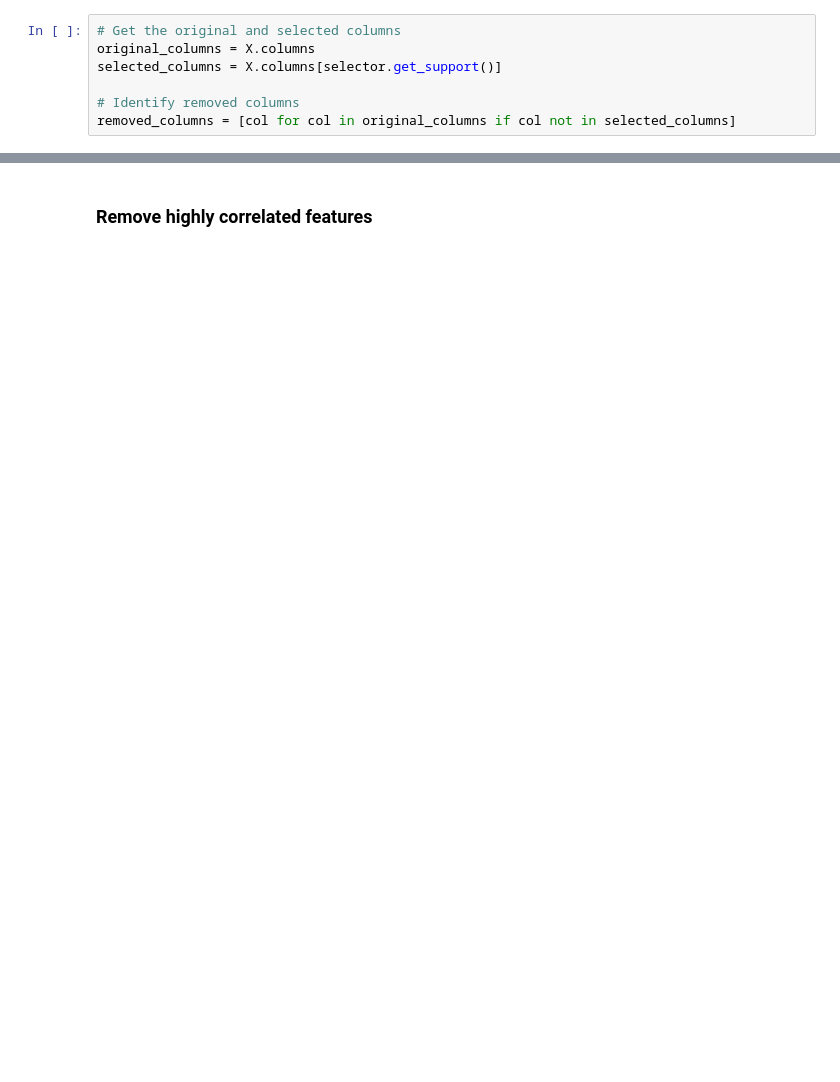
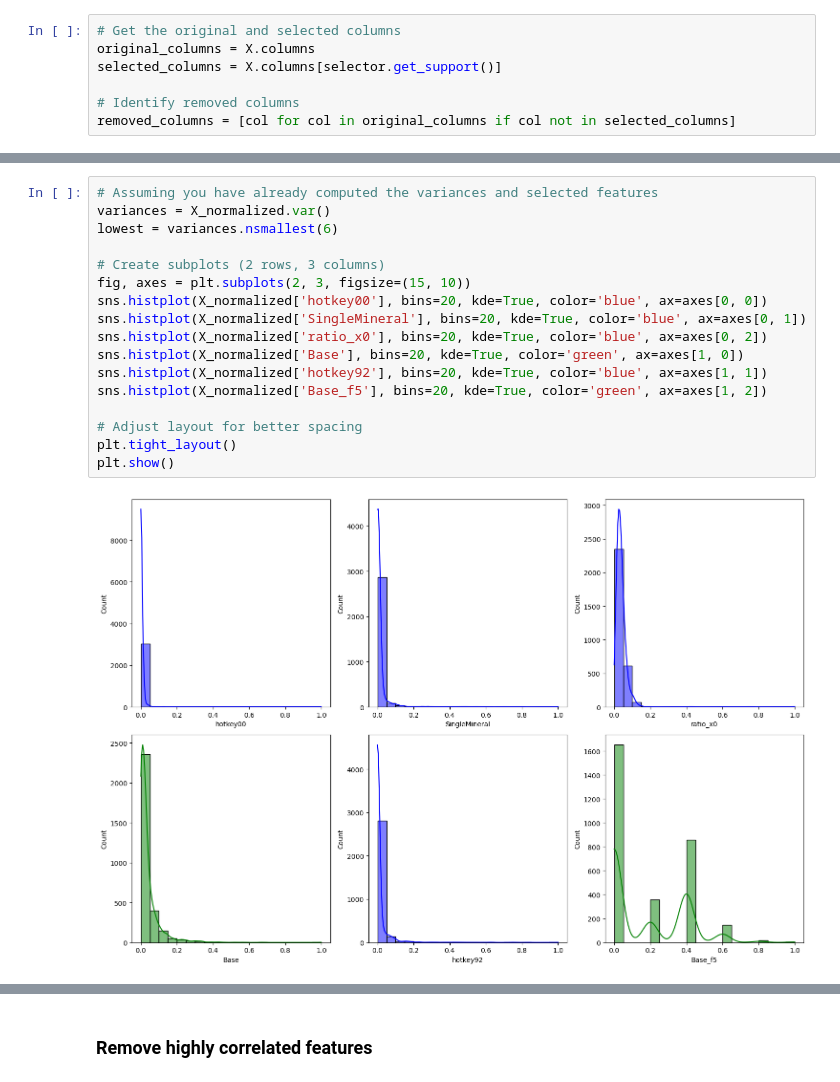
Before and after one commit to sofialtman/OT02---Data-Mining, a Jupyter notebook: Feature_Selection.ipynb, the cells around one changed output, grey strips where cells are left out. Drawn from its saved outputs; the diff is of its cells as text; blank space fills up the shorter version.

```diff
--- a/Feature_Selection.ipynb
+++ b/Feature_Selection.ipynb
@@ -50,0 +53,19 @@ removed columns: ['ratio_mineral', 'ratio_x0', 'ratio_x2', 'Base', 'SingleMinera
+# %%
+# Assuming you have already computed the variances and selected features
+variances = X_normalized.var()
+lowest = variances.nsmallest(6)
+
+# Create subplots (2 rows, 3 columns)
+fig, axes = plt.subplots(2, 3, figsize=(15, 10))
+sns.histplot(X_normalized['hotkey00'], bins=20, kde=True, color='blue', ax=axes[0, 0])
+sns.histplot(X_normalized['SingleMineral'], bins=20, kde=True, color='blue', ax=axes[0, 1])
+sns.histplot(X_normalized['ratio_x0'], bins=20, kde=True, color='blue', ax=axes[0, 2])
+sns.histplot(X_normalized['Base'], bins=20, kde=True, color='green', ax=axes[1, 0])
+sns.histplot(X_normalized['hotkey92'], bins=20, kde=True, color='blue', ax=axes[1, 1])
+sns.histplot(X_normalized['Base_f5'], bins=20, kde=True, color='green', ax=axes[1, 2])
+
+# Adjust layout for better spacing
+plt.tight_layout()
+plt.show()
+# %% [output]
+[figure, added]
```
Also changed, not shown: parts of 18 cells of this notebook.
